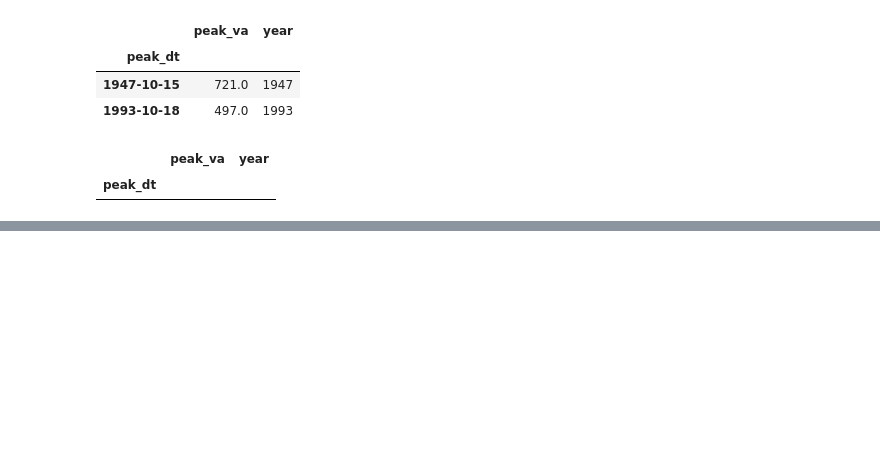
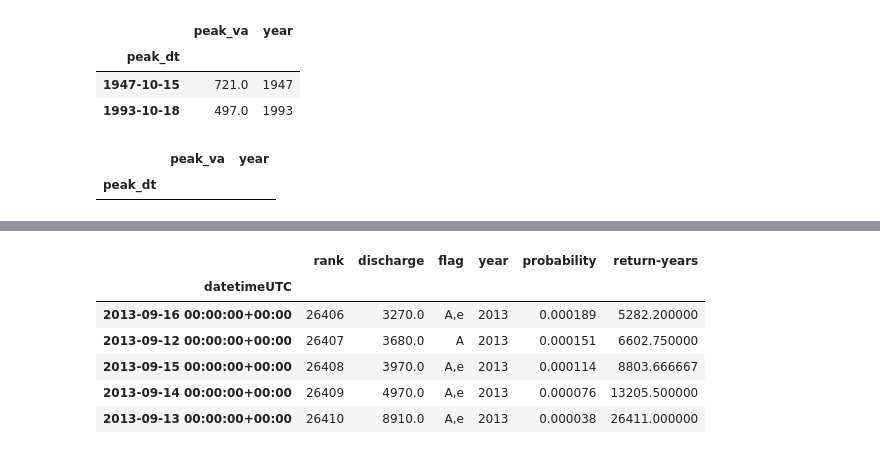
Before and after one commit to lrhf97/earth-analytics, a Jupyter notebook: flood_returns_probability.ipynb, the cells around one changed output, grey strips where cells are left out. Saved outputs shown, nothing was run; the diff lists cells and outputs as text; code cells hidden in the pictures; blank space fills up the shorter version.

```diff
--- a/flood_returns_probability.ipynb
+++ b/flood_returns_probability.ipynb
@@ -218,0 +238,25 @@ plt.show()
+# %%
+# Sort data smallest to largest
+longmont_discharge_sorted = l_discharge.sort_values(by="discharge")
+
+# Count total obervations
+n = longmont_discharge_sorted.shape[0]
+
+# Add a numbered column 1 -> n to use in return calculation for rank
+longmont_discharge_sorted.insert(0, 'rank', range(1, 1 + n))
+
+# Calculate probability - note you may need to adjust this value based upon the time period of your data
+longmont_discharge_sorted["probability"] = (
+    (n - longmont_discharge_sorted["rank"] + 1) / (n + 1))
+longmont_discharge_sorted["return-years"] = (
+    1 / longmont_discharge_sorted["probability"])
+# %%
+longmont_discharge_sorted.tail()
+# %% [output]
+|  | rank | discharge | flag | year | probability | return-years |
+| datetimeUTC |  |  |  |  |  |  |
+| 2013-09-16 00:00:00+00:00 | 26406 | 3270.0 | A,e | 2013 | 0.000189 | 5282.200000 |
+| 2013-09-12 00:00:00+00:00 | 26407 | 3680.0 | A | 2013 | 0.000151 | 6602.750000 |
+| 2013-09-15 00:00:00+00:00 | 26408 | 3970.0 | A,e | 2013 | 0.000114 | 8803.666667 |
+| 2013-09-14 00:00:00+00:00 | 26409 | 4970.0 | A,e | 2013 | 0.000076 | 13205.500000 |
+| 2013-09-13 00:00:00+00:00 | 26410 | 8910.0 | A,e | 2013 | 0.000038 | 26411.000000 |
```
Also changed, not shown: parts of 8 cells of this notebook.
